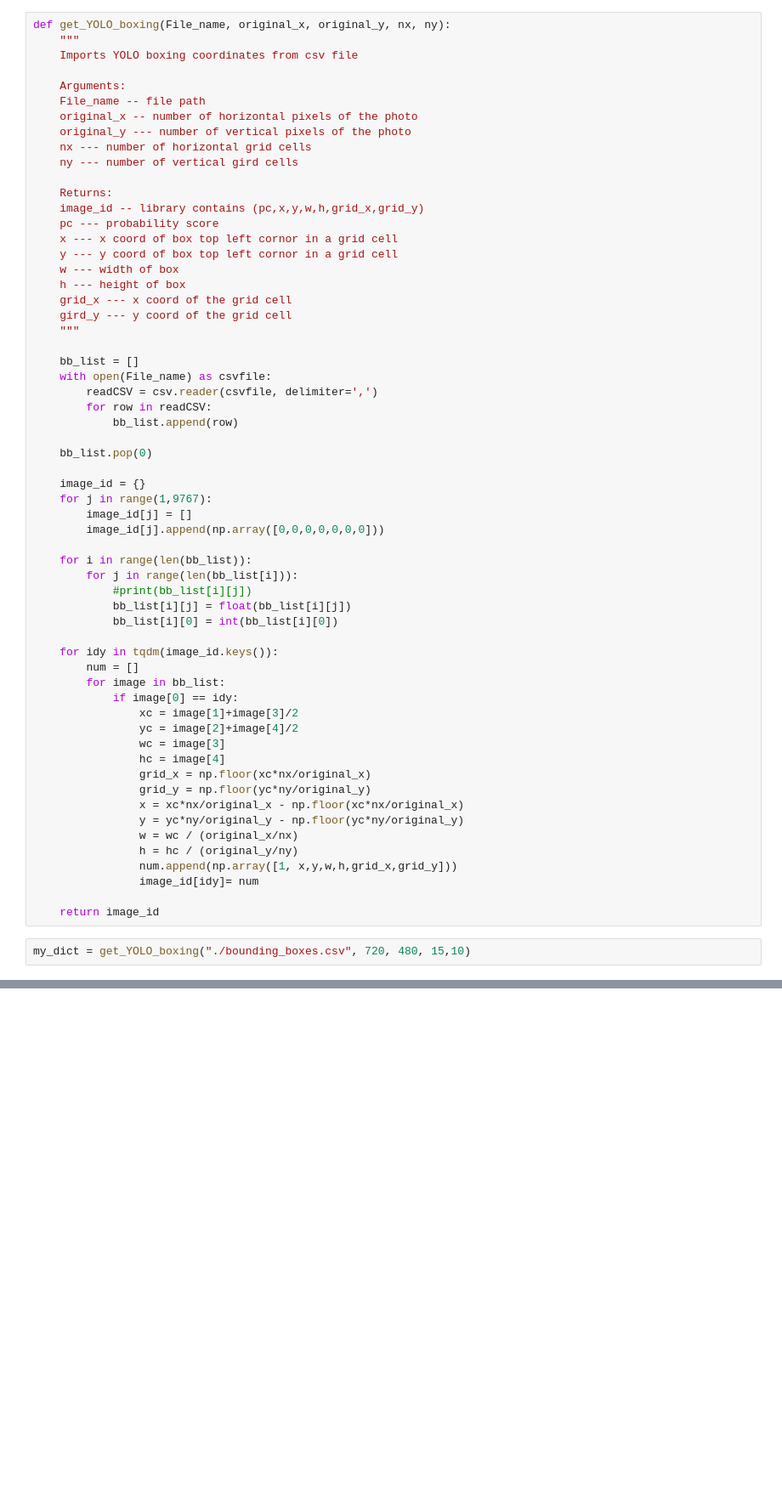
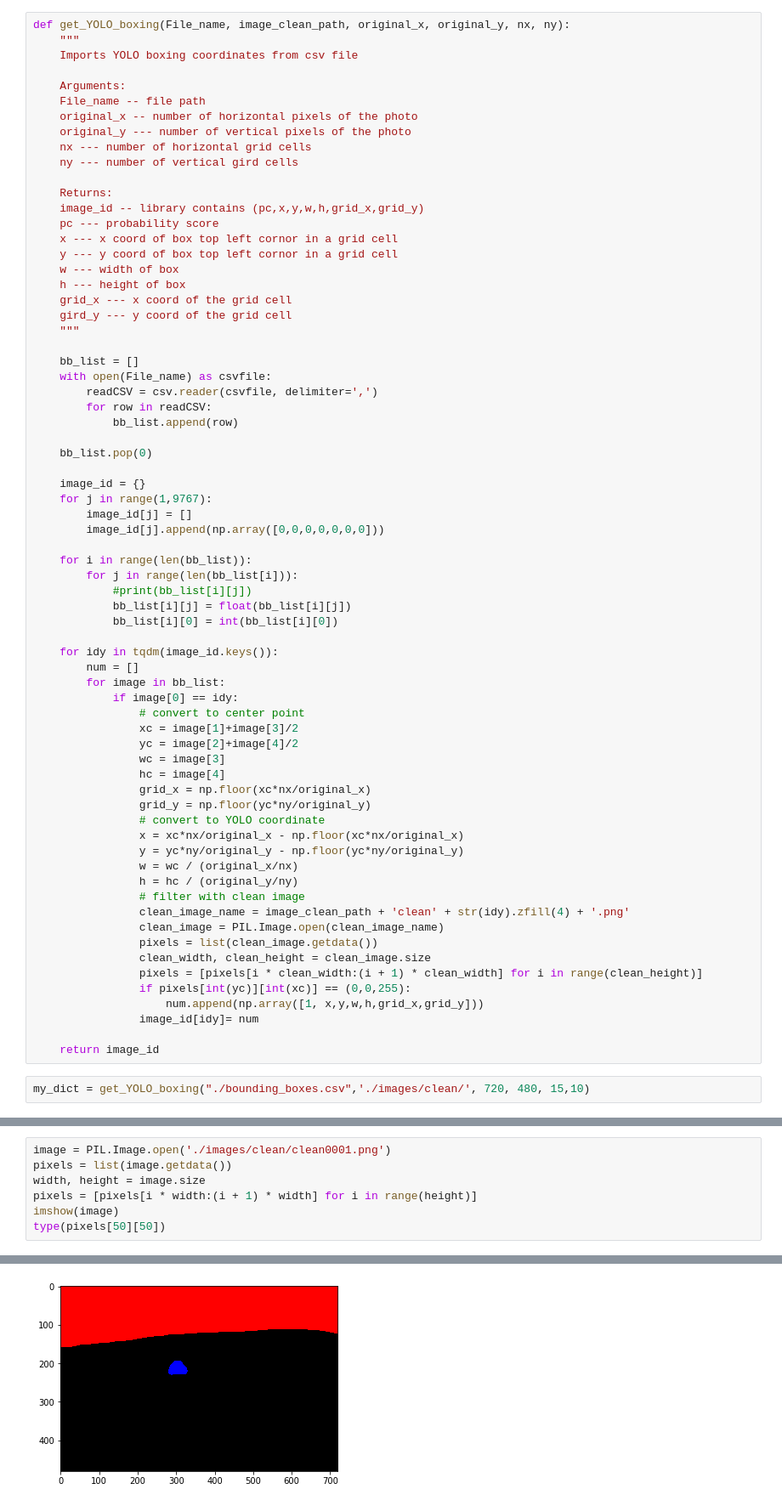
Before and after one commit to Atomoxide/Moon-Photo-Segmentation, a Jupyter notebook: data_bounding_conversion_YOLO.ipynb, the cells around one changed output, grey strips where cells are left out. Shown at 85% size. Cells and saved outputs as stored; diff of their text form; blank space fills up the shorter version.

```diff
--- a/data_bounding_conversion_YOLO.ipynb
+++ b/data_bounding_conversion_YOLO.ipynb
@@ -15,5 +20,5 @@ from yolo_utils import read_classes, read_anchors, generate_colors, preprocess_i
 # %%
-def get_YOLO_boxing(File_name, original_x, original_y, nx, ny):
+def get_YOLO_boxing(File_name, image_clean_path, original_x, original_y, nx, ny):
     """
     Imports YOLO boxing coordinates from csv file
 
@@ -58,19 +63,28 @@ def get_YOLO_boxing(File_name, original_x, original_y, nx, ny):
         num = []
         for image in bb_list:
             if image[0] == idy:
+                # convert to center point
                 xc = image[1]+image[3]/2
                 yc = image[2]+image[4]/2
                 wc = image[3]
                 hc = image[4]
                 grid_x = np.floor(xc*nx/original_x)
                 grid_y = np.floor(yc*ny/original_y)
+                # convert to YOLO coordinate
                 x = xc*nx/original_x - np.floor(xc*nx/original_x)
                 y = yc*ny/original_y - np.floor(yc*ny/original_y)
                 w = wc / (original_x/nx)
                 h = hc / (original_y/ny)
-                num.append(np.array([1, x,y,w,h,grid_x,grid_y]))
+                # filter with clean image
+                clean_image_name = image_clean_path + 'clean' + str(idy).zfill(4) + '.png'
+                clean_image = PIL.Image.open(clean_image_name)
+                pixels = list(clean_image.getdata())
+                clean_width, clean_height = clean_image.size
+                pixels = [pixels[i * clean_width:(i + 1) * clean_width] for i in range(clean_height)]
+                if pixels[int(yc)][int(xc)] == (0,0,255):
+                    num.append(np.array([1, x,y,w,h,grid_x,grid_y]))
                 image_id[idy]= num
 
     return image_id
 # %%
-my_dict = get_YOLO_boxing("./bounding_boxes.csv", 720, 480, 15,10)
+my_dict = get_YOLO_boxing("./bounding_boxes.csv",'./images/clean/', 720, 480, 15,10)
@@ -151,0 +170,8 @@ bb_drawing('./images/render0018.png',test_output)
+# %%
+image = PIL.Image.open('./images/clean/clean0001.png')
+pixels = list(image.getdata())
+width, height = image.size
+pixels = [pixels[i * width:(i + 1) * width] for i in range(height)]
+imshow(image)
+type(pixels[50][50])
+# %% [output]
@@ -152,3 +179,4 @@ bb_drawing('./images/render0018.png',test_output)
+[figure, added]
 # %%
 #def batch_boxing(file_path, start_frame, end_frame, original_x, original_y):
 #    frame_range = np.arange(start_frame, end_frame+1)
```
Also changed, not shown: parts of 19 cells of this notebook, 9 other files.
